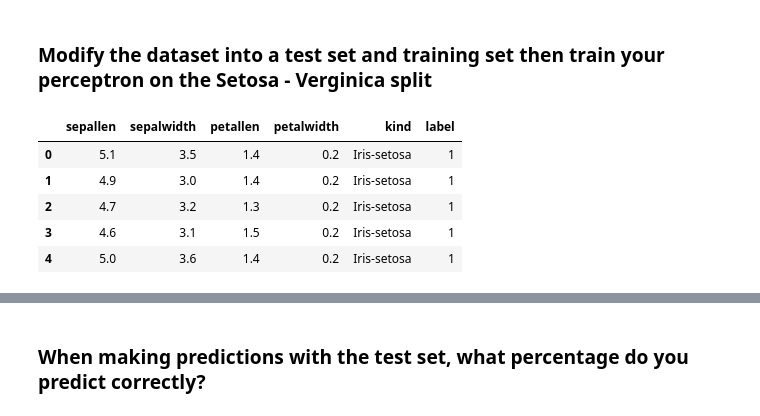
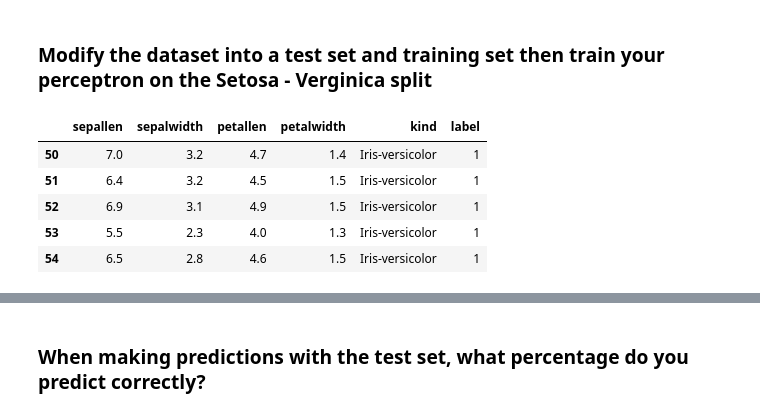
Before and after one commit to bnmnetp/DS420, a Jupyter notebook: Notebooks/Perceptron.ipynb, the cells around one changed output, grey strips where cells are left out. Saved outputs shown, nothing was run; the diff lists cells and outputs as text; code cells hidden in the pictures.

```diff
--- a/Notebooks/Perceptron.ipynb
+++ b/Notebooks/Perceptron.ipynb
@@ -49,2 +35,37 @@ w = np.array([1,1,1])
+# %%
+%matplotlib inline
+import numpy as np
+import random
+import pandas as pd
+import seaborn as sbn
+sbn.set()
+import matplotlib.pyplot as plt
+from sklearn.model_selection import train_test_split
+from sklearn.cross_validation import cross_val_score, cross_val_predict
+from sklearn.metrics import confusion_matrix
+from sklearn.pipeline import Pipeline
+from sklearn.base import BaseEstimator, TransformerMixin
+
+class DataFrameSelector(BaseEstimator, TransformerMixin):
+    def __init__(self, attribute_names):
+        self.attribute_names = attribute_names
+    def fit(self, X, y=None):
+        return self
+    def transform(self, X):
+        return X[self.attribute_names].values
+
+
+class IrisSelector(BaseEstimator, TransformerMixin):
+    # sales tax = 0.075
+    def __init__(self, variety):
+        self.variety = variety
+
+    def fit(self):
+        return self
+
+    def transform(self,df):
+        result = df.copy()
+        result['label'] = result.kind.map(lambda x: 1 if x == self.variety else -1)
+        return result
 # %%
 #Some sample data
@@ -197,13 +211,17 @@ plt.show()
 # %% [markdown]
 ### Modify the dataset into a test set and training set then train your perceptron on the Setosa - Verginica split
 # %%
-d = {'Iris-setosa': 1, 'Iris-versicolor': -1, 'Iris-virginica': -1}
-iris['label'] = iris.kind.map(lambda x : d[x])
-iris.head()
+#d = {'Iris-setosa': 1, 'Iris-versicolor': -1, 'Iris-virginica': -1}
+#iris['label'] = iris.kind.map(lambda x : d[x])
+#iris.head()
+
+vtrans = IrisSelector('Iris-versicolor')
+iris_labeled = vtrans.transform(iris[iris.kind != 'Iris-setosa'])
+iris_labeled.head()
 # %% [output]
 |  | sepallen | sepalwidth | petallen | petalwidth | kind | label |
-| 0 | 5.1 | 3.5 | 1.4 | 0.2 | Iris-setosa | 1 |
-| 1 | 4.9 | 3.0 | 1.4 | 0.2 | Iris-setosa | 1 |
-| 2 | 4.7 | 3.2 | 1.3 | 0.2 | Iris-setosa | 1 |
-| 3 | 4.6 | 3.1 | 1.5 | 0.2 | Iris-setosa | 1 |
-| 4 | 5.0 | 3.6 | 1.4 | 0.2 | Iris-setosa | 1 |
+| 50 | 7.0 | 3.2 | 4.7 | 1.4 | Iris-versicolor | 1 |
+| 51 | 6.4 | 3.2 | 4.5 | 1.5 | Iris-versicolor | 1 |
+| 52 | 6.9 | 3.1 | 4.9 | 1.5 | Iris-versicolor | 1 |
+| 53 | 5.5 | 2.3 | 4.0 | 1.3 | Iris-versicolor | 1 |
+| 54 | 6.5 | 2.8 | 4.6 | 1.5 | Iris-versicolor | 1 |
```
Also changed, not shown: parts of 49 cells of this notebook.
